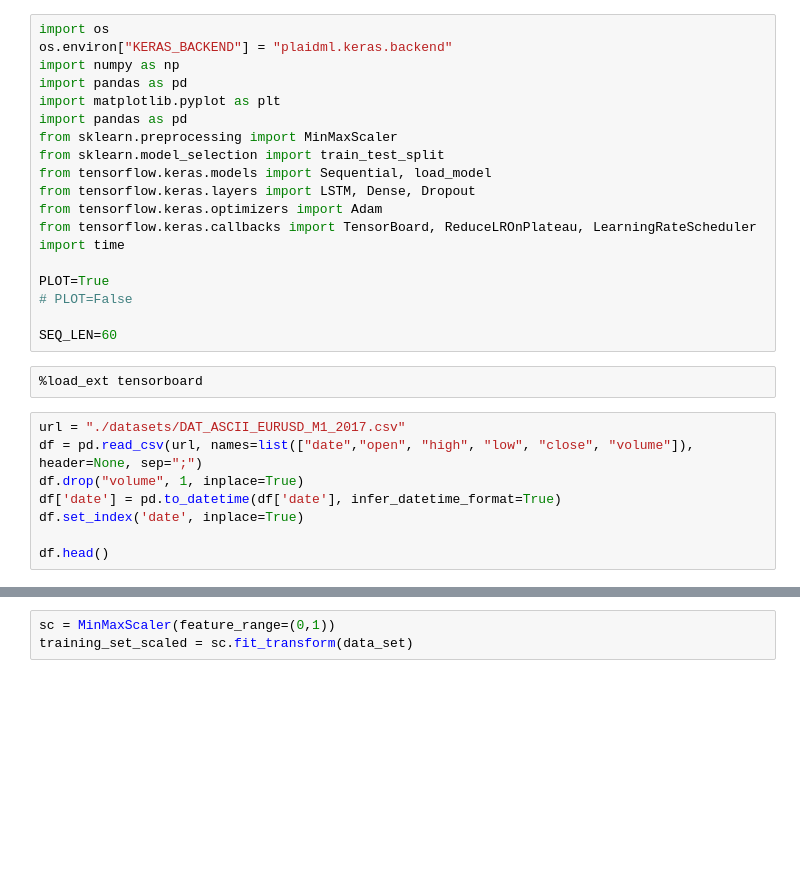
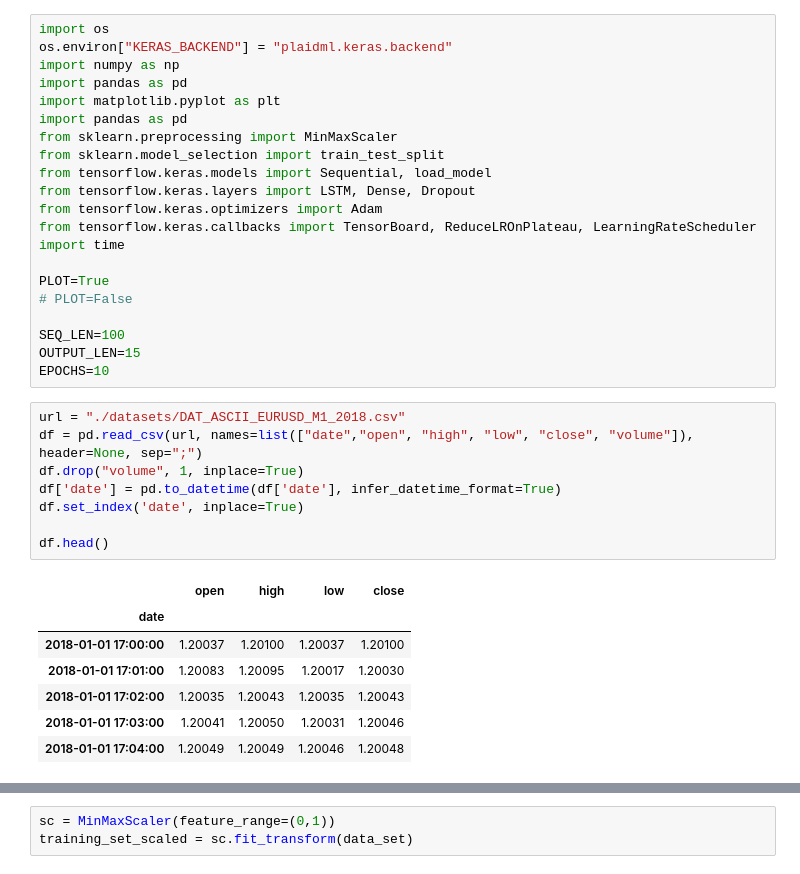
Before and after one commit to aerfio/magisterka, a Jupyter notebook: 2017histdata.ipynb, the cells around one changed output, grey strips where cells are left out. Drawn from its saved outputs; the diff is of its cells as text; blank space fills up the shorter version.

```diff
--- a/2017histdata.ipynb
+++ b/2017histdata.ipynb
@@ -16,17 +16,25 @@ import time
 PLOT=True
 # PLOT=False
 
-SEQ_LEN=60
+SEQ_LEN=100
+OUTPUT_LEN=15
+EPOCHS=10
-# %%
-%load_ext tensorboard
 # %%
-url = "./datasets/DAT_ASCII_EURUSD_M1_2017.csv"
+url = "./datasets/DAT_ASCII_EURUSD_M1_2018.csv"
 df = pd.read_csv(url, names=list(["date","open", "high", "low", "close", "volume"]), header=None, sep=";")
 df.drop("volume", 1, inplace=True)
 df['date'] = pd.to_datetime(df['date'], infer_datetime_format=True)
 df.set_index('date', inplace=True)
 
 df.head()
+# %% [output]
+|  | open | high | low | close |
+| date |  |  |  |  |
+| 2018-01-01 17:00:00 | 1.20037 | 1.20100 | 1.20037 | 1.20100 |
+| 2018-01-01 17:01:00 | 1.20083 | 1.20095 | 1.20017 | 1.20030 |
+| 2018-01-01 17:02:00 | 1.20035 | 1.20043 | 1.20035 | 1.20043 |
+| 2018-01-01 17:03:00 | 1.20041 | 1.20050 | 1.20031 | 1.20046 |
+| 2018-01-01 17:04:00 | 1.20049 | 1.20049 | 1.20046 | 1.20048 |
 # %%
 if PLOT:
     df.plot(subplots=True, layout=(2, 2), figsize=(40, 20), sharex=False)
```
Also changed, not shown: parts of 15 cells of this notebook, 6 other files.
